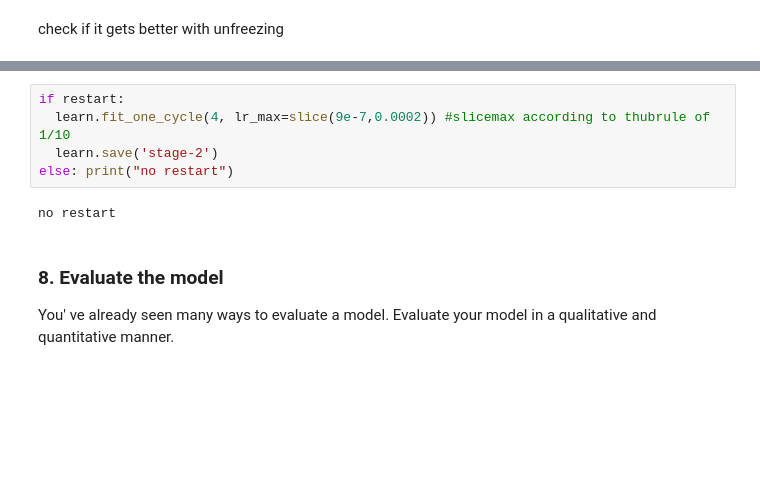
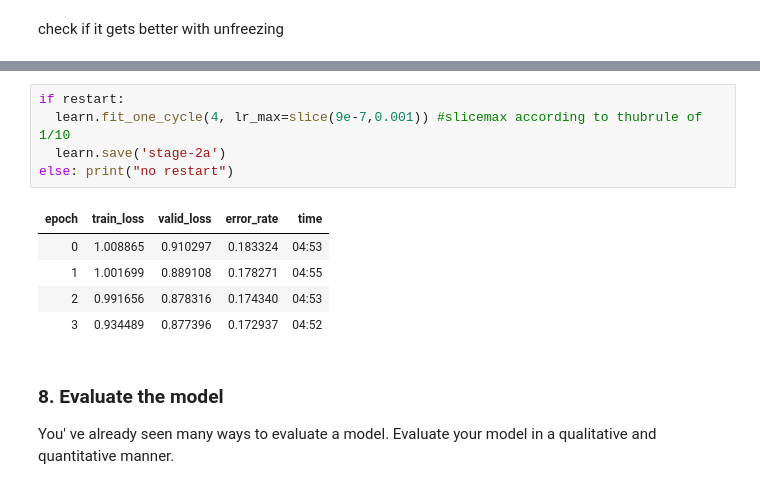
Before and after one commit to pds2021/a5-nicoelbert, a Jupyter notebook: Assignment_5.ipynb, the cells around one changed output, grey strips where cells are left out. Drawn from its saved outputs; the diff is of its cells as text; blank space fills up the shorter version.

Commit message:
trained again, full modell without unfreezing 10 iterations

```diff
--- a/Assignment_5.ipynb
+++ b/Assignment_5.ipynb
@@ -359,10 +361,14 @@ no restart
 # %%
 if restart:
-  learn.fit_one_cycle(4, lr_max=slice(9e-7,0.0002)) #slicemax according to thubrule of 1/10
-  learn.save('stage-2')
+  learn.fit_one_cycle(4, lr_max=slice(9e-7,0.001)) #slicemax according to thubrule of 1/10
+  learn.save('stage-2a')
 else: print("no restart")
 # %% [output]
-no restart
+| epoch | train_loss | valid_loss | error_rate | time |
+| 0 | 1.008865 | 0.910297 | 0.183324 | 04:53 |
+| 1 | 1.001699 | 0.889108 | 0.178271 | 04:55 |
+| 2 | 0.991656 | 0.878316 | 0.174340 | 04:53 |
+| 3 | 0.934489 | 0.877396 | 0.172937 | 04:52 |
 # %% [markdown]
 ### 8. Evaluate the model
 
```
Also changed, not shown: parts of 11 cells of this notebook.
